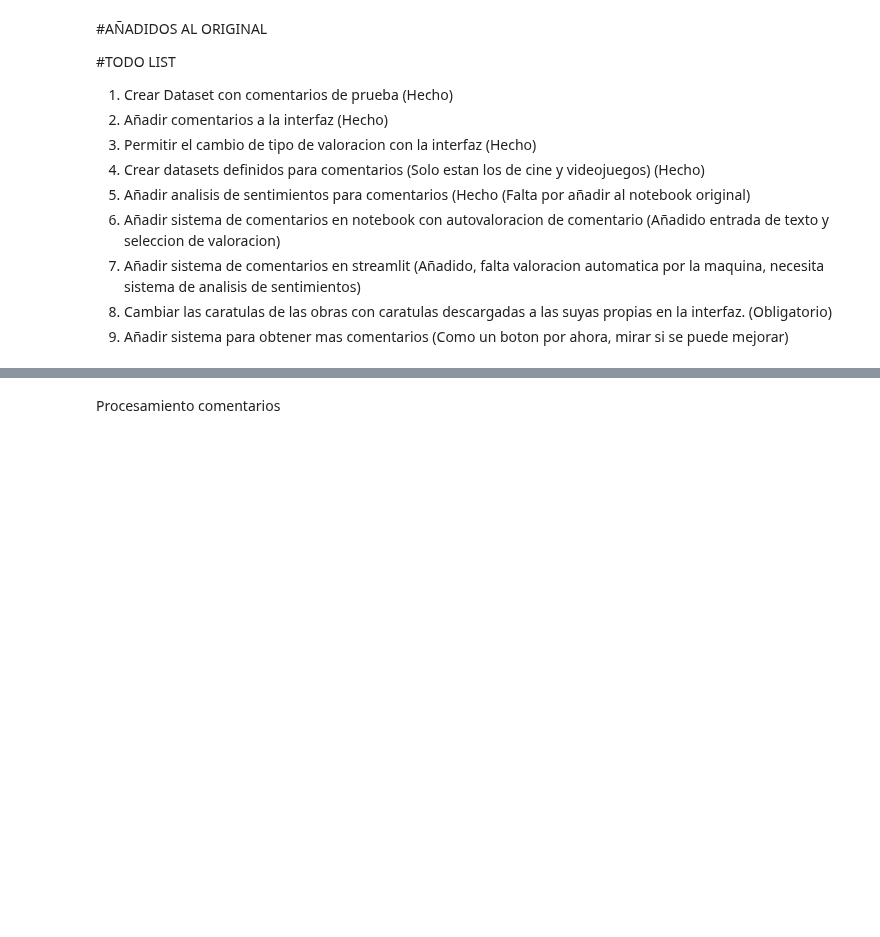
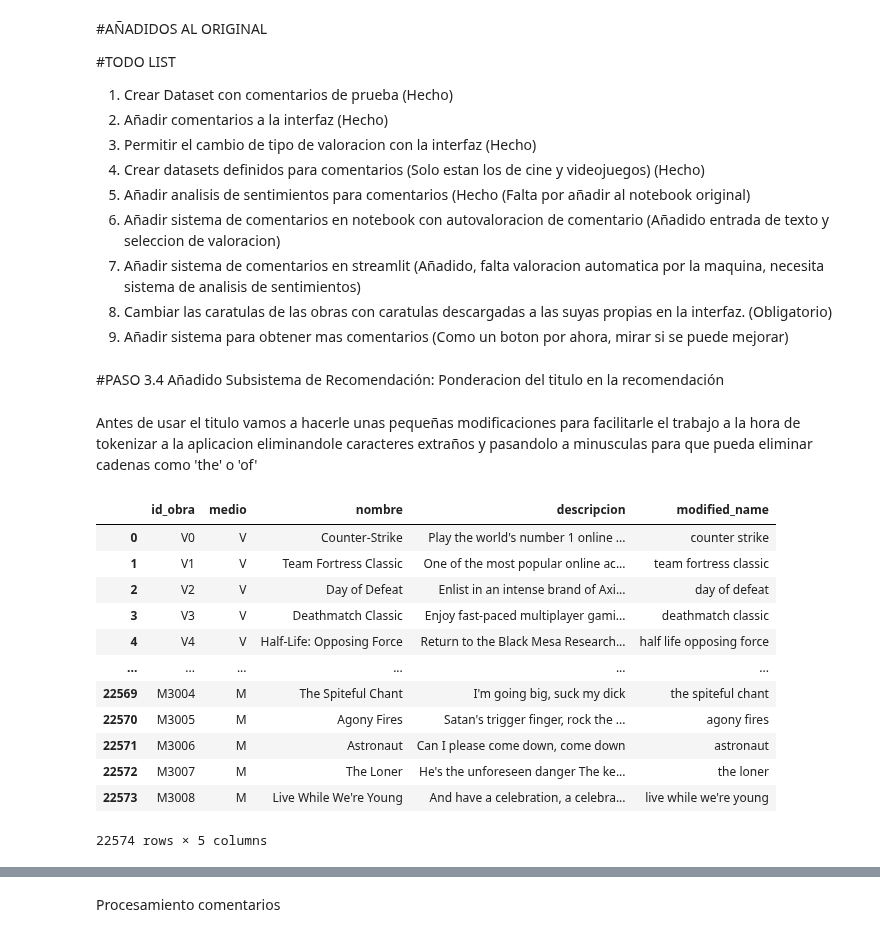
Before and after one commit to adrygp/ABP-FindMo, a Jupyter notebook: AñadidoComentarios.ipynb, the cells around one changed output, grey strips where cells are left out. Cells and saved outputs as stored; diff of their text form; code cells hidden in the pictures; blank space fills up the shorter version.

```diff
--- a/AñadidoComentarios.ipynb
+++ b/AñadidoComentarios.ipynb
@@ -399,3 +400,26 @@ top.head(11)[1:11]
 7.   Añadir sistema de comentarios en streamlit  (Añadido, falta valoracion automatica por la maquina, necesita sistema de analisis de sentimientos)
 8.   Cambiar las caratulas de las obras con caratulas descargadas a las suyas propias en la interfaz.   (Obligatorio)
 9.   Añadir sistema para obtener mas comentarios (Como un boton por ahora,  mirar si se puede mejorar)
+# %% [markdown]
+#PASO 3.4 Añadido Subsistema de Recomendación: Ponderacion del titulo en la recomendación
+# %% [markdown]
+Antes de usar el titulo vamos a hacerle unas pequeñas modificaciones para facilitarle el trabajo a la hora de tokenizar a la aplicacion eliminandole caracteres extraños y pasandolo a minusculas para que pueda eliminar cadenas como 'the' o 'of'
+# %%
+originalData = pd.read_csv('system_datasets/obras_descripcion.csv')
+modifiedData = originalData['nombre'].str.lower().str.replace("-|:|®", " ")
+originalData['modified_name'] = modifiedData
+originalData
+# %% [output]
+|  | id_obra | medio | nombre | descripcion | modified_name |
+| 0 | V0 | V | Counter-Strike | Play the world's number 1 online ... | counter strike |
+| 1 | V1 | V | Team Fortress Classic | One of the most popular online ac... | team fortress classic |
+| 2 | V2 | V | Day of Defeat | Enlist in an intense brand of Axi... | day of defeat |
+| 3 | V3 | V | Deathmatch Classic | Enjoy fast-paced multiplayer gami... | deathmatch classic |
+| 4 | V4 | V | Half-Life: Opposing Force | Return to the Black Mesa Research... | half life opposing force |
+| ... | ... | ... | ... | ... | ... |
+| 22569 | M3004 | M | The Spiteful Chant | I'm going big, suck my dick | the spiteful chant |
+| 22570 | M3005 | M | Agony Fires | Satan's trigger finger, rock the ... | agony fires |
+| 22571 | M3006 | M | Astronaut | Can I please come down, come down | astronaut |
+| 22572 | M3007 | M | The Loner | He's the unforeseen danger The ke... | the loner |
+| 22573 | M3008 | M | Live While We're Young | And have a celebration, a celebra... | live while we're young |
+22574 rows × 5 columns
```
Also changed, not shown: parts of 28 cells of this notebook.
